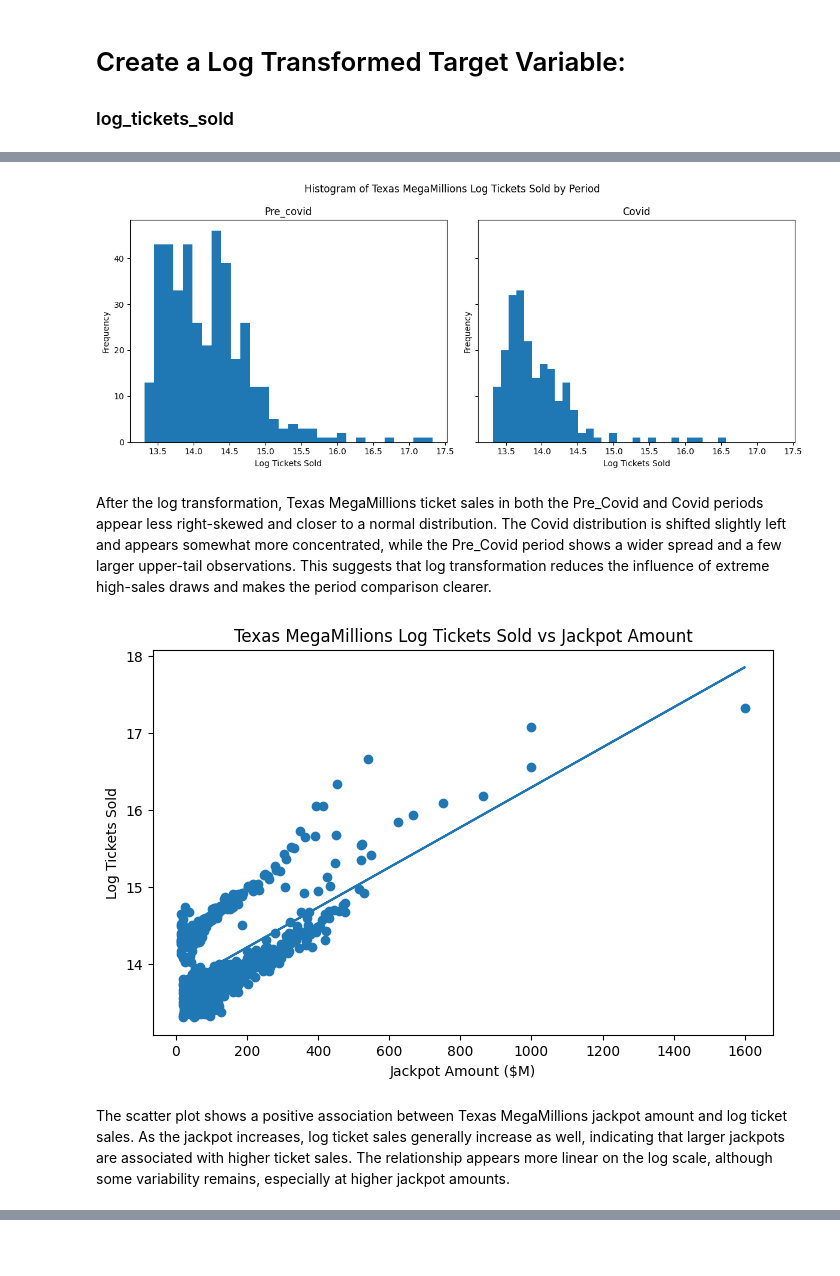
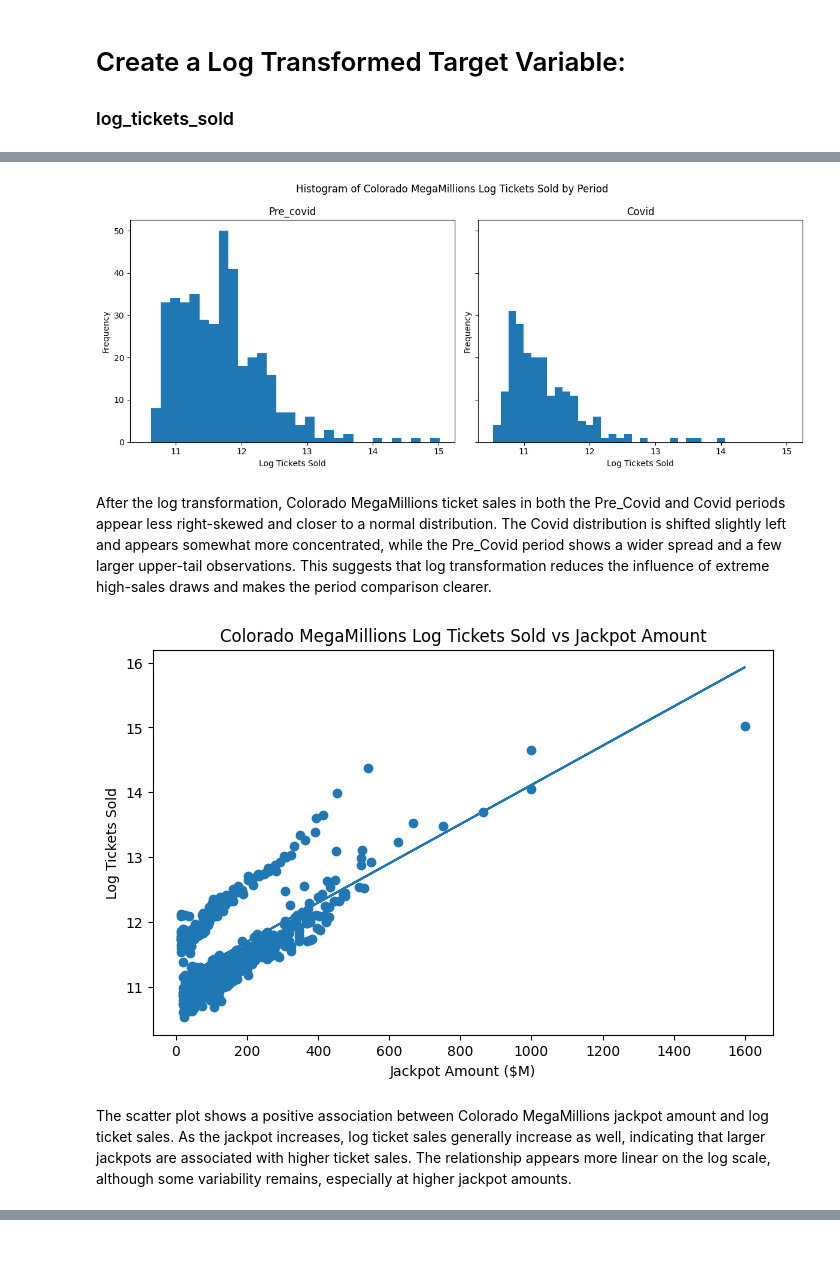
Before and after one commit to xiaolingsundberg/CovidOnLottery, a Jupyter notebook: Program/megamillions_tickets_colorado.ipynb, the cells around one changed output, grey strips where cells are left out. Saved outputs shown, nothing was run; the diff lists cells and outputs as text; code cells hidden in the pictures.

```diff
--- a/Program/megamillions_tickets_colorado.ipynb
+++ b/Program/megamillions_tickets_colorado.ipynb
@@ -478,26 +476,26 @@ After the log transformation, the distribution of Texas PowerBall tickets sold b
 # %%
 # histogram of log tickets sold by periods for comparison
 fig, axes = plt.subplots(1, 2, figsize=(12, 5), sharex=True, sharey=True)
 
 # Pre-Covid
 axes[0].hist(df.loc[df["covid"] == 0, "log_tickets_sold"], bins=30)
 axes[0].set_title("Pre_covid")
 axes[0].set_xlabel("Log Tickets Sold")
 axes[0].set_ylabel("Frequency")
 
 # Covid
 axes[1].hist(df.loc[df["covid"] == 1, "log_tickets_sold"], bins=30)
 axes[1].set_title("Covid")
 axes[1].set_xlabel("Log Tickets Sold")
 axes[1].set_ylabel("Frequency")
 
-plt.suptitle("Histogram of Texas MegaMillions Log Tickets Sold by Period")
+plt.suptitle("Histogram of Colorado MegaMillions Log Tickets Sold by Period")
 plt.tight_layout()
 plt.show()
 # %% [output]
-[figure, old version]
+[figure, new version]
 # %% [markdown]
-After the log transformation, Texas MegaMillions ticket sales in both the Pre_Covid and Covid periods appear less right-skewed and closer to a normal distribution. The Covid distribution is shifted slightly left and appears somewhat more concentrated, while the Pre_Covid period shows a wider spread and a few larger upper-tail observations. This suggests that log transformation reduces the influence of extreme high-sales draws and makes the period comparison clearer.
+After the log transformation, Colorado MegaMillions ticket sales in both the Pre_Covid and Covid periods appear less right-skewed and closer to a normal distribution. The Covid distribution is shifted slightly left and appears somewhat more concentrated, while the Pre_Covid period shows a wider spread and a few larger upper-tail observations. This suggests that log transformation reduces the influence of extreme high-sales draws and makes the period comparison clearer.
 # %%
 # log scatter plot - show how log tickets sold changes as the amount of jackpot changes
 
@@ -509,12 +507,12 @@ plt.plot(df["jackpot_amount($)"], m*df["jackpot_amount($)"]+b)
 
 plt.xlabel("Jackpot Amount ($M)")
 plt.ylabel("Log Tickets Sold")
-plt.title("Texas MegaMillions Log Tickets Sold vs Jackpot Amount")
+plt.title("Colorado MegaMillions Log Tickets Sold vs Jackpot Amount")
 plt.show()
 # %% [output]
-[figure, old version]
+[figure, new version]
 # %% [markdown]
-The scatter plot shows a positive association between Texas MegaMillions jackpot amount and log ticket sales. As the jackpot increases, log ticket sales generally increase as well, indicating that larger jackpots are associated with higher ticket sales. The relationship appears more linear on the log scale, although some variability remains, especially at higher jackpot amounts.
+The scatter plot shows a positive association between Colorado MegaMillions jackpot amount and log ticket sales. As the jackpot increases, log ticket sales generally increase as well, indicating that larger jackpots are associated with higher ticket sales. The relationship appears more linear on the log scale, although some variability remains, especially at higher jackpot amounts.
 # %%
 # compare scatter plots of log tickets sold between periods
 
```
Also changed, not shown: parts of 36 cells of this notebook.
